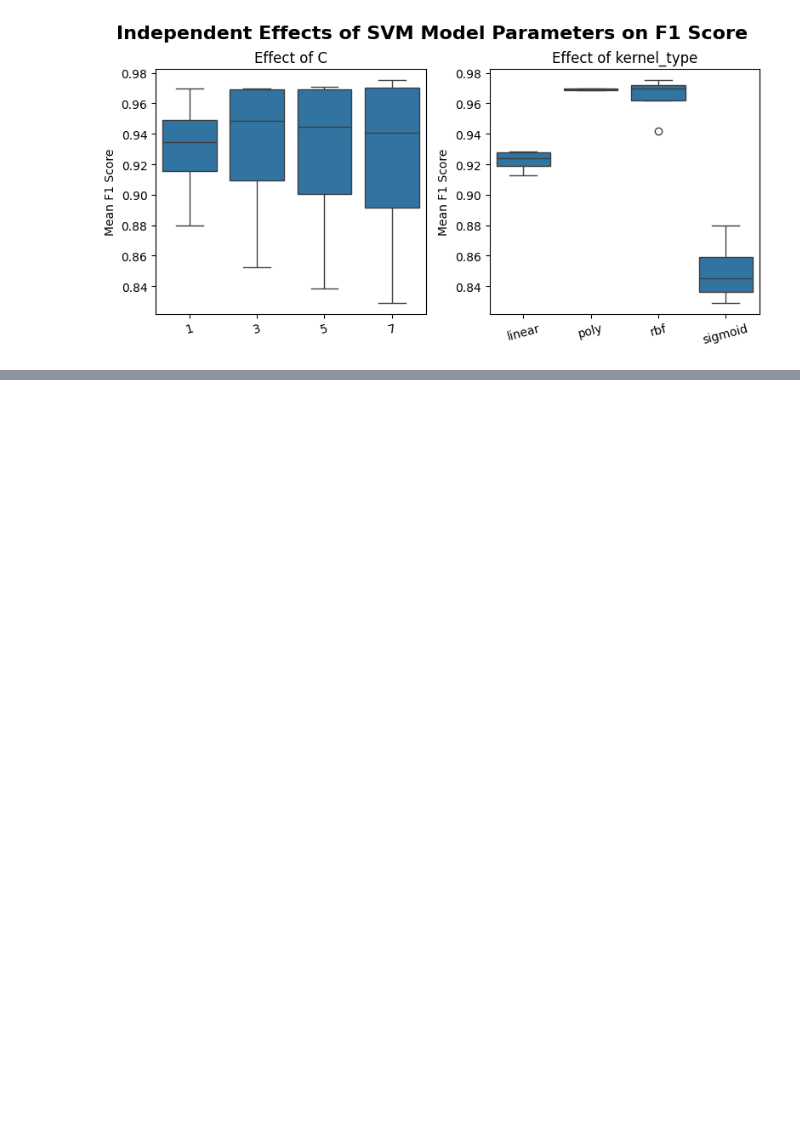
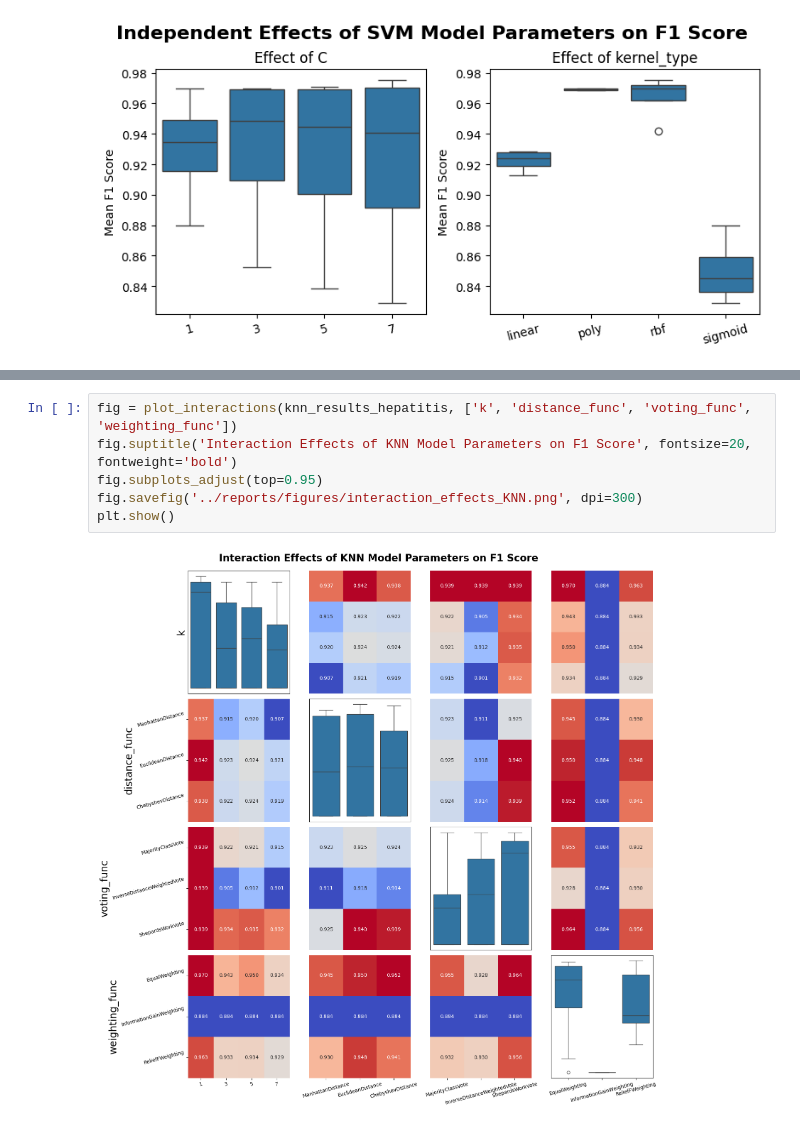
Before and after one commit to ZachParent/mai-intro-to-machine-learning, a Jupyter notebook: work2/notebooks/1.3-ZachParent-try-statistical-analysis.ipynb, the cells around one changed output, grey strips where cells are left out. Drawn from its saved outputs; the diff is of its cells as text; blank space fills up the shorter version.

Commit message:
create interaction_effects_KNN

```diff
--- a/work2/notebooks/1.3-ZachParent-try-statistical-analysis.ipynb
+++ b/work2/notebooks/1.3-ZachParent-try-statistical-analysis.ipynb
@@ -159,0 +210,8 @@ plt.show()
+# %%
+fig = plot_interactions(knn_results_hepatitis, ['k', 'distance_func', 'voting_func', 'weighting_func'])
+fig.suptitle('Interaction Effects of KNN Model Parameters on F1 Score', fontsize=20, fontweight='bold')
+fig.subplots_adjust(top=0.95)
+fig.savefig('../reports/figures/interaction_effects_KNN.png', dpi=300)
+plt.show()
+# %% [output]
+[figure, added]
```
Also changed, not shown: parts of 2 cells of this notebook, 1 other file.
